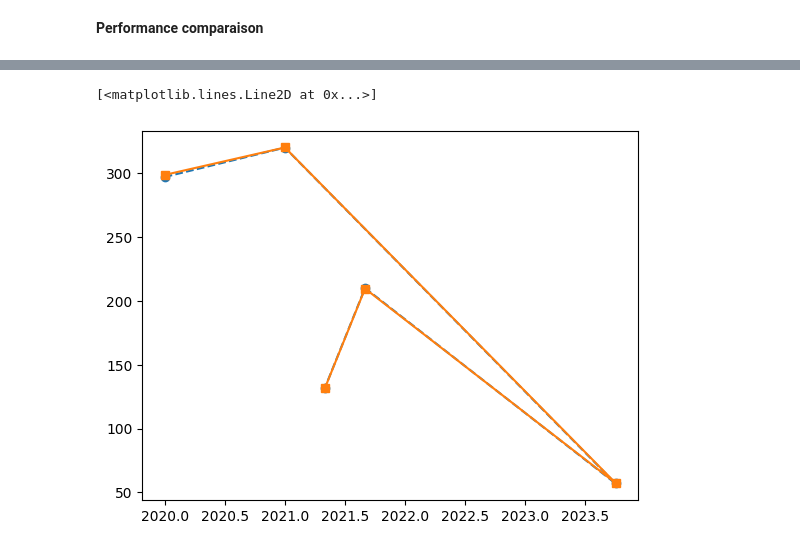
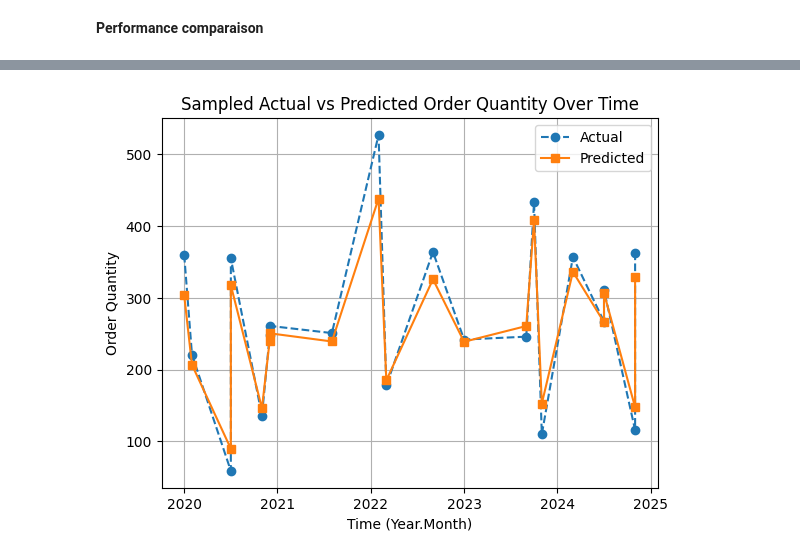
Before and after one commit to camelCase02/btp, a Jupyter notebook: notebooks/plots_for_ppt.ipynb, the cells around one changed output, grey strips where cells are left out. Drawn from its saved outputs; the diff is of its cells as text; code cells hidden in the pictures.

```diff
--- a/notebooks/plots_for_ppt.ipynb
+++ b/notebooks/plots_for_ppt.ipynb
@@ -159,12 +161,30 @@ plt.plot(df['time'], df['predicted_smooth'], label="Smoothed Predicted", linesty
-# %%
-sample_size = 5  # Adjust based on need
-sample_indices = np.random.choice(len(time), sample_size, replace=False)
-
-plt.plot(time[sample_indices], y_test.values[sample_indices], label="Actual", marker='o', linestyle='dashed')
-plt.plot(time[sample_indices], y_test_pred.flatten()[sample_indices], label="Predicted", marker='s', linestyle='solid')
-# %% [output]
-[<matplotlib.lines.Line2D at 0x...>]
-[figure, removed]
+# %%
+# Sample data
+sample_size = 20  # Adjust based on need
+sample_indices = np.random.choice(len(time), sample_size, replace=False)
+
+# Extract the sampled data
+sampled_time = time[sample_indices]
+sampled_actual = y_test.values[sample_indices]
+sampled_predicted = y_test_pred.flatten()[sample_indices]
+
+# Sort the sampled data by time
+sorted_indices = np.argsort(sampled_time)
+sorted_time = sampled_time[sorted_indices]
+sorted_actual = sampled_actual[sorted_indices]
+sorted_predicted = sampled_predicted[sorted_indices]
+
+# Plot the sorted sampled data
+plt.plot(sorted_time, sorted_actual, label="Actual", marker='o', linestyle='dashed')
+plt.plot(sorted_time, sorted_predicted, label="Predicted", marker='s', linestyle='solid')
+plt.xlabel("Time (Year.Month)")
+plt.ylabel("Order Quantity")
+plt.title("Sampled Actual vs Predicted Order Quantity Over Time")
+plt.legend()
+plt.grid()
+plt.show()
+# %% [output]
+[figure, added]
 # %%
 # Plot actual vs predicted values over time
 plt.figure(figsize=(12, 6))
```
Also changed, not shown: parts of 6 cells of this notebook, 6 other files.
